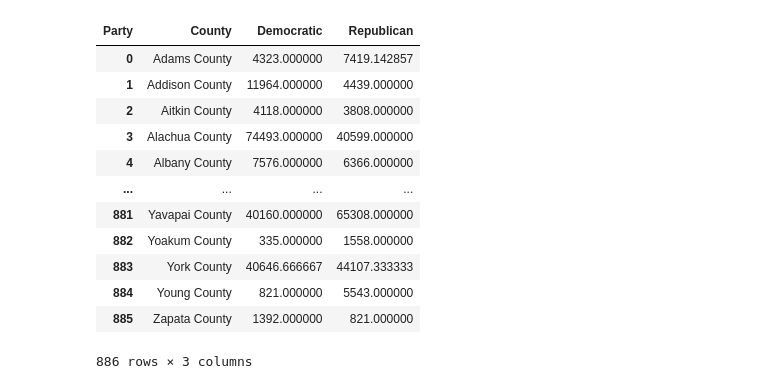
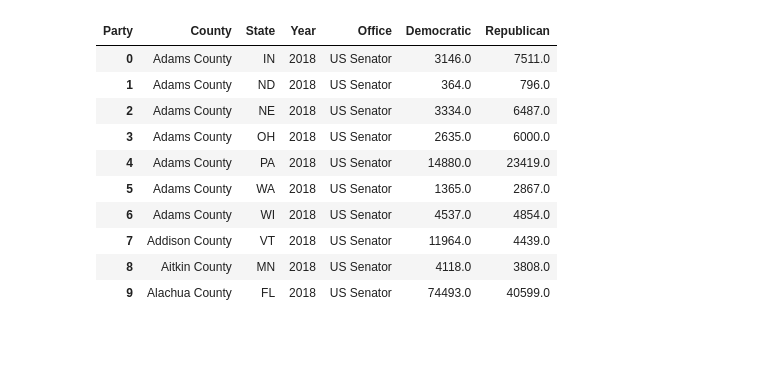
Before and after one commit to furqaanali/CS418-Project01, a Jupyter notebook: Project 01.ipynb, the cells around one changed output. Drawn from its saved outputs; the diff is of its cells as text; code cells hidden in the pictures; blank space fills up the shorter version.

```diff
--- a/Project 01.ipynb
+++ b/Project 01.ipynb
@@ -38,16 +35,16 @@ elections_data.shape
 # %%
-elections_data.pivot(index=['Year','State','County', 'Office'], columns='Party', values='Votes')
+election_wide_data = election_data.pivot_table(index=['County','State','Year','Office'], columns='Party', values='Votes').reset_index()
-# %% [output]
-| Party | County | Democratic | Republican |
-| 0 | Adams County | 4323.000000 | 7419.142857 |
-| 1 | Addison County | 11964.000000 | 4439.000000 |
-| 2 | Aitkin County | 4118.000000 | 3808.000000 |
-| 3 | Alachua County | 74493.000000 | 40599.000000 |
-| 4 | Albany County | 7576.000000 | 6366.000000 |
-| ... | ... | ... | ... |
-| 881 | Yavapai County | 40160.000000 | 65308.000000 |
-| 882 | Yoakum County | 335.000000 | 1558.000000 |
-| 883 | York County | 40646.666667 | 44107.333333 |
-| 884 | Young County | 821.000000 | 5543.000000 |
-| 885 | Zapata County | 1392.000000 | 821.000000 |
-886 rows × 3 columns
+# %%
+election_wide_data.head(10)
+# %% [output]
+| Party | County | State | Year | Office | Democratic | Republican |
+| 0 | Adams County | IN | 2018 | US Senator | 3146.0 | 7511.0 |
+| 1 | Adams County | ND | 2018 | US Senator | 364.0 | 796.0 |
+| 2 | Adams County | NE | 2018 | US Senator | 3334.0 | 6487.0 |
+| 3 | Adams County | OH | 2018 | US Senator | 2635.0 | 6000.0 |
+| 4 | Adams County | PA | 2018 | US Senator | 14880.0 | 23419.0 |
+| 5 | Adams County | WA | 2018 | US Senator | 1365.0 | 2867.0 |
+| 6 | Adams County | WI | 2018 | US Senator | 4537.0 | 4854.0 |
+| 7 | Addison County | VT | 2018 | US Senator | 11964.0 | 4439.0 |
+| 8 | Aitkin County | MN | 2018 | US Senator | 4118.0 | 3808.0 |
+| 9 | Alachua County | FL | 2018 | US Senator | 74493.0 | 40599.0 |
```
Also changed, not shown: parts of 12 cells of this notebook.
